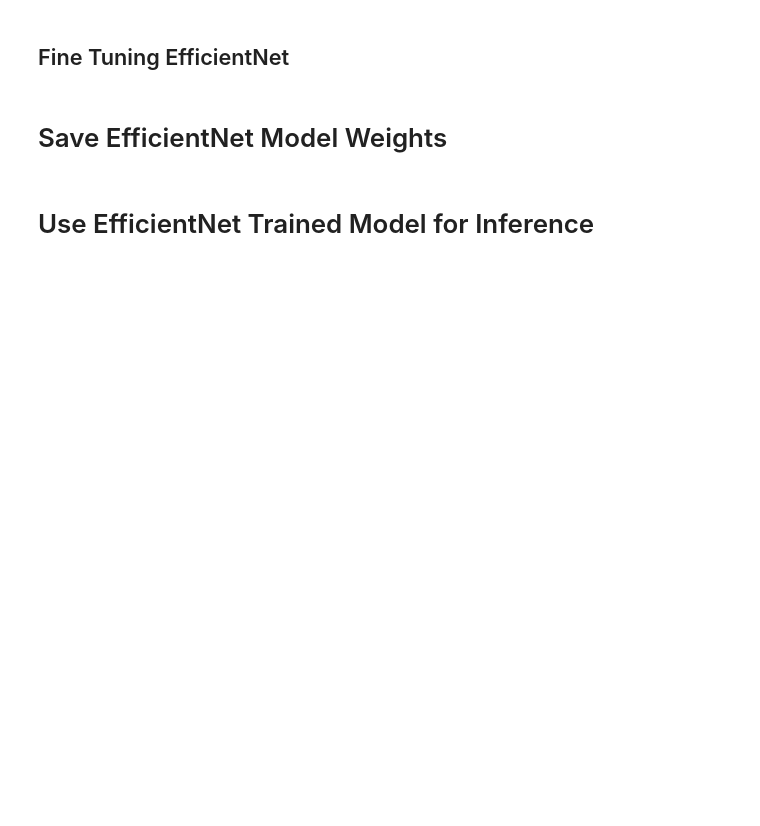
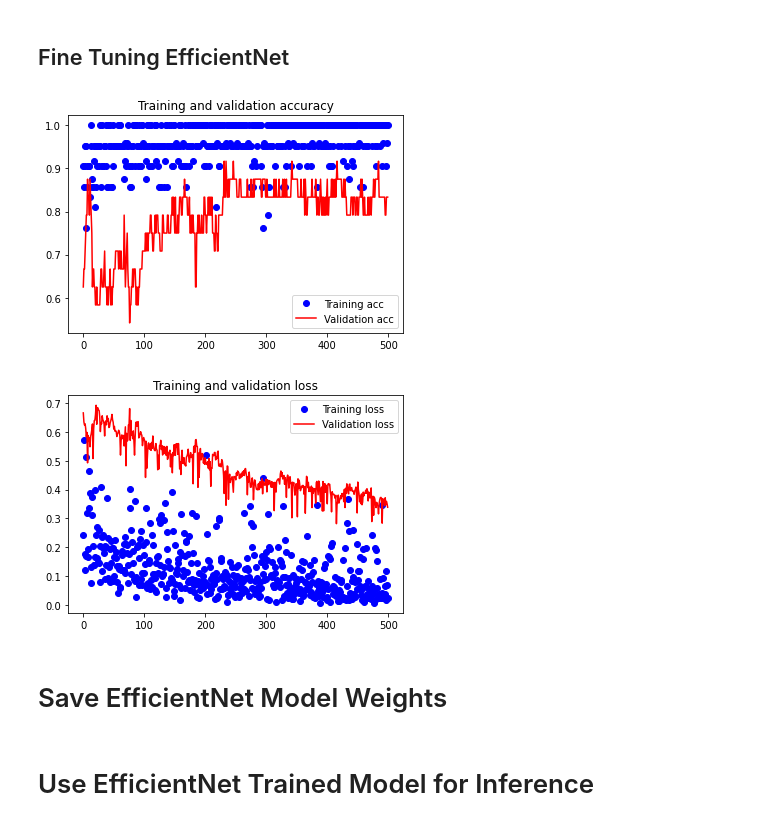
Before and after one commit to JSJeong-me/Uniinfo-Machine-Vision, a Jupyter notebook: U0819/EfficientNet_Classification.ipynb, the cells around one changed output. Cells and saved outputs as stored; diff of their text form; code cells hidden in the pictures; blank space fills up the shorter version.

```diff
--- a/U0819/EfficientNet_Classification.ipynb
+++ b/U0819/EfficientNet_Classification.ipynb
@@ -256,24 +305,27 @@ history = model.fit_generator(
 # %%
 acc = history.history['acc']
 val_acc = history.history['val_acc']
 loss = history.history['loss']
 val_loss = history.history['val_loss']
 
 epochs_x = range(len(acc))
 
 plt.plot(epochs_x, acc, 'bo', label='Training acc')
-plt.plot(epochs_x, val_acc, 'b', label='Validation acc')
+plt.plot(epochs_x, val_acc, 'r', label='Validation acc')
 plt.title('Training and validation accuracy')
 plt.legend()
 
 plt.figure()
 
 plt.plot(epochs_x, loss, 'bo', label='Training loss')
-plt.plot(epochs_x, val_loss, 'b', label='Validation loss')
+plt.plot(epochs_x, val_loss, 'r', label='Validation loss')
 plt.title('Training and validation loss')
 plt.legend()
 
 plt.show()
+# %% [output]
+[figure, added]
+[figure, added]
 # %% [markdown]
 # Save EfficientNet Model Weights
 # %%
```
Also changed, not shown: parts of 20 cells of this notebook.
